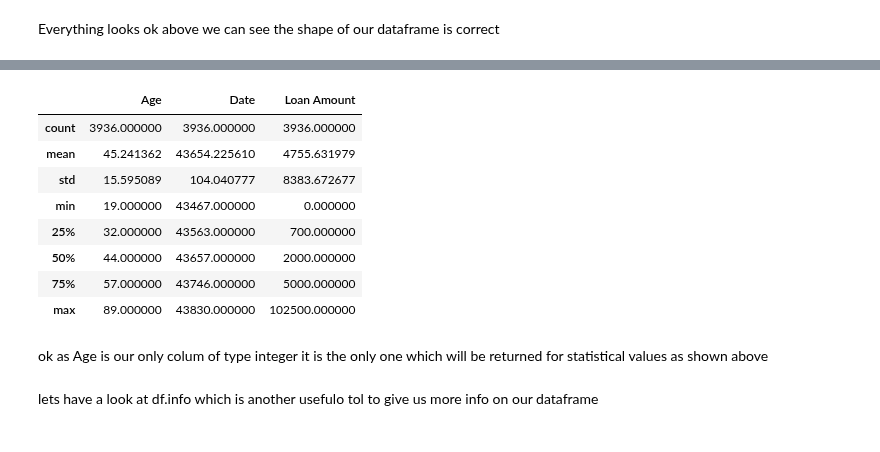
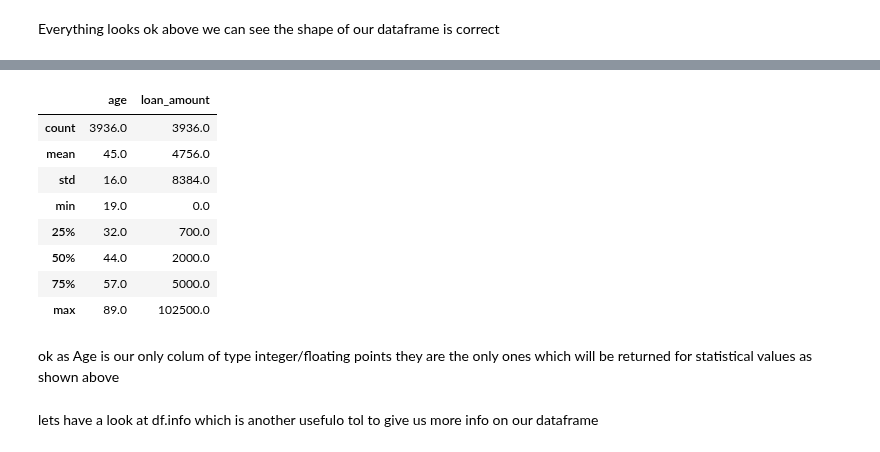
Before and after one commit to brendantipp/sem2_prog_data_analysis_project, a Jupyter notebook: product_analysis.ipynb, the cells around one changed output, grey strips where cells are left out. Cells and saved outputs as stored; diff of their text form; code cells hidden in the pictures.

Commit message:
added functioin to convert date object to date time

```diff
--- a/product_analysis.ipynb
+++ b/product_analysis.ipynb
@@ -123,17 +156,17 @@ Ok as we can see from above we are dealing with 2 varibales of type object and 1
 # %%
-df.describe()
+df.describe().round()
 # %% [output]
-|  | Age | Date | Loan Amount |
-| count | 3936.000000 | 3936.000000 | 3936.000000 |
-| mean | 45.241362 | 43654.225610 | 4755.631979 |
-| std | 15.595089 | 104.040777 | 8383.672677 |
-| min | 19.000000 | 43467.000000 | 0.000000 |
-| 25% | 32.000000 | 43563.000000 | 700.000000 |
-| 50% | 44.000000 | 43657.000000 | 2000.000000 |
-| 75% | 57.000000 | 43746.000000 | 5000.000000 |
-| max | 89.000000 | 43830.000000 | 102500.000000 |
+|  | age | loan_amount |
+| count | 3936.0 | 3936.0 |
+| mean | 45.0 | 4756.0 |
+| std | 16.0 | 8384.0 |
+| min | 19.0 | 0.0 |
+| 25% | 32.0 | 700.0 |
+| 50% | 44.0 | 2000.0 |
+| 75% | 57.0 | 5000.0 |
+| max | 89.0 | 102500.0 |
 # %% [markdown]
-ok as Age is our only colum of type integer it is the only one which will be returned for statistical values as shown above
+ok as Age is our only colum of type integer/floating points they are the only ones which will be returned for statistical values as shown above
 # %% [markdown]
 lets have a look at df.info which is another usefulo tol to give us more info on our dataframe
 # %%
```
Also changed, not shown: parts of 48 cells of this notebook.
